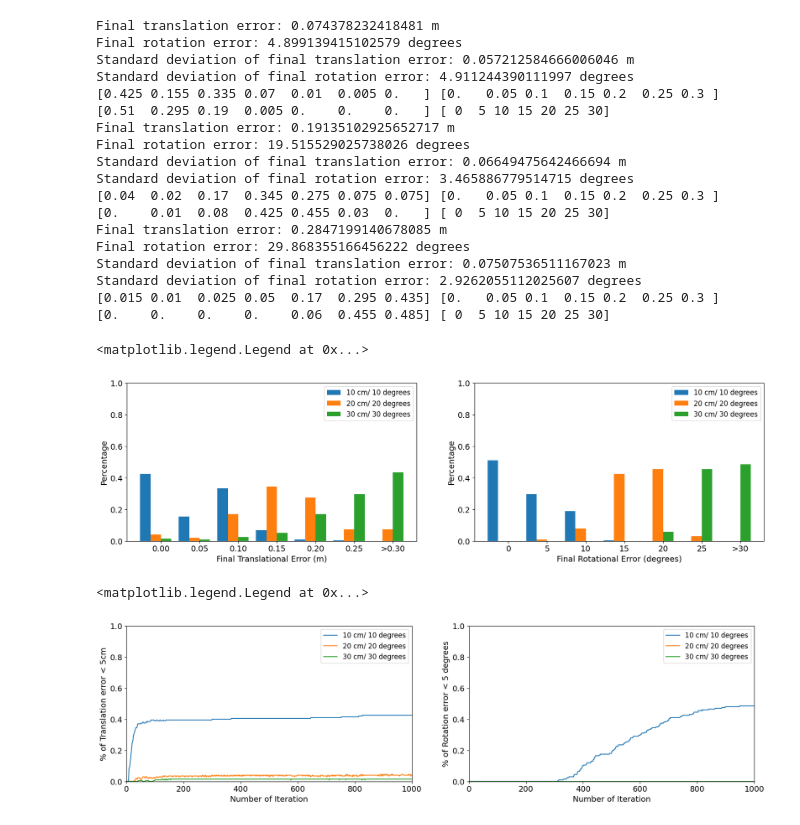
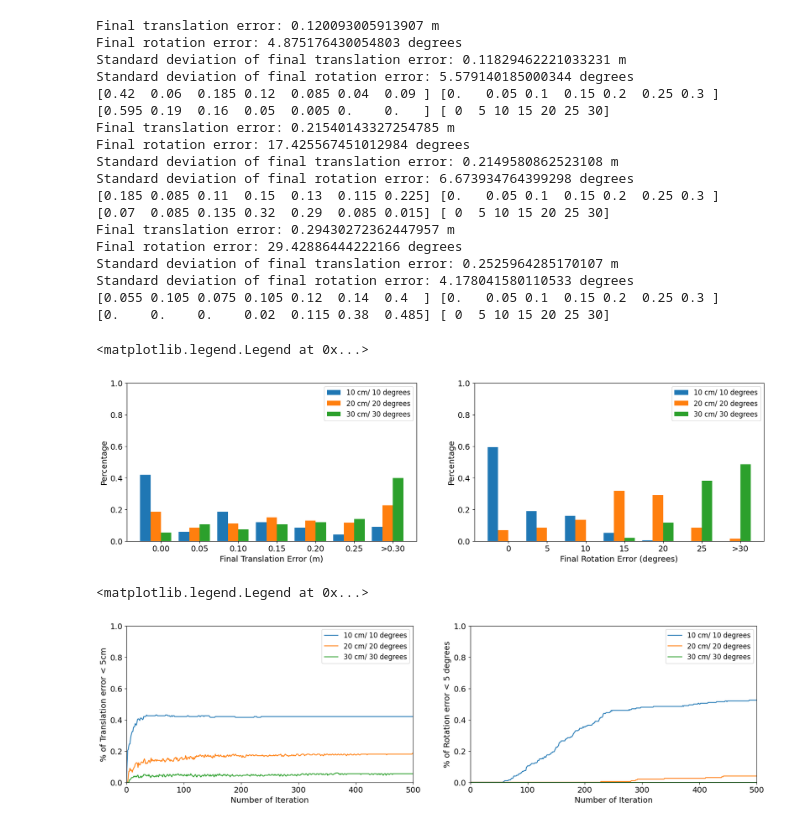
Before and after one commit to tauzn-clock/plane-nerf, a Jupyter notebook: utils/process_pose_data_2_default_loss.ipynb, the cells around one changed output. Saved outputs shown, nothing was run; the diff lists cells and outputs as text; code cells hidden in the pictures.

Commit message:
update visuals

```diff
--- a/utils/process_pose_data_2_default_loss.ipynb
+++ b/utils/process_pose_data_2_default_loss.ipynb
@@ -8,9 +8,9 @@ import matplotlib.pyplot as plt
 import math
 # %%
 ALL_CSV_PATH = [
-    "/workspace/plane-nerf/outputs/jackal_floor_training_data_1/plane-nerf-fast/2024-03-18_221148/eval_results_2024-03-18_225408.csv",
-    "/workspace/plane-nerf/outputs/jackal_floor_training_data_1/plane-nerf-fast/2024-03-18_221148/eval_results_2024-03-20_150641.csv",
-    "/workspace/plane-nerf/outputs/jackal_floor_training_data_1/plane-nerf-fast/2024-03-18_221148/eval_results_2024-03-20_104355.csv"
+    "/workspace/plane-nerf/outputs/jackal_floor_training_data_1/plane-nerf-fast/2024-03-18_221148/eval_results_2024-03-24_235942.csv",
+    "/workspace/plane-nerf/outputs/jackal_floor_training_data_1/plane-nerf-fast/2024-03-18_221148/eval_results_2024-03-25_085450.csv",
+    "/workspace/plane-nerf/outputs/jackal_floor_training_data_1/plane-nerf-fast/2024-03-18_221148/eval_results_2024-03-25_133217.csv"
 ]
 # %%
 all_translation = []
@@ -111,54 +111,54 @@ for translation, rotation in zip(all_translation, all_rotation):
 axs[0].legend(["10 cm/ 10 degrees", "20 cm/ 20 degrees", "30 cm/ 30 degrees"])
 axs[1].legend(["10 cm/ 10 degrees", "20 cm/ 20 degrees", "30 cm/ 30 degrees"])
 # %% [output]
-Final translation error: 0.074378232418481 m
-Final rotation error: 4.899139415102579 degrees
-Standard deviation of final translation error: 0.057212584666006046 m
-Standard deviation of final rotation error: 4.911244390111997 degrees
-[0.425 0.155 0.335 0.07  0.01  0.005 0.   ] [0.   0.05 0.1  0.15 0.2  0.25 0.3 ]
-[0.51  0.295 0.19  0.005 0.    0.    0.   ] [ 0  5 10 15 20 25 30]
-Final translation error: 0.19135102925652717 m
-Final rotation error: 19.515529025738026 degrees
-Standard deviation of final translation error: 0.06649475642466694 m
-Standard deviation of final rotation error: 3.465886779514715 degrees
-[0.04  0.02  0.17  0.345 0.275 0.075 0.075] [0.   0.05 0.1  0.15 0.2  0.25 0.3 ]
-[0.    0.01  0.08  0.425 0.455 0.03  0.   ] [ 0  5 10 15 20 25 30]
-Final translation error: 0.2847199140678085 m
-Final rotation error: 29.868355166456222 degrees
-Standard deviation of final translation error: 0.07507536511167023 m
-Standard deviation of final rotation error: 2.9262055112025607 degrees
-[0.015 0.01  0.025 0.05  0.17  0.295 0.435] [0.   0.05 0.1  0.15 0.2  0.25 0.3 ]
-[0.    0.    0.    0.    0.06  0.455 0.485] [ 0  5 10 15 20 25 30]
+Final translation error: 0.120093005913907 m
+Final rotation error: 4.875176430054803 degrees
+Standard deviation of final translation error: 0.11829462221033231 m
+Standard deviation of final rotation error: 5.579140185000344 degrees
+[0.42  0.06  0.185 0.12  0.085 0.04  0.09 ] [0.   0.05 0.1  0.15 0.2  0.25 0.3 ]
+[0.595 0.19  0.16  0.05  0.005 0.    0.   ] [ 0  5 10 15 20 25 30]
+Final translation error: 0.21540143327254785 m
+Final rotation error: 17.425567451012984 degrees
+Standard deviation of final translation error: 0.2149580862523108 m
+Standard deviation of final rotation error: 6.673934764399298 degrees
+[0.185 0.085 0.11  0.15  0.13  0.115 0.225] [0.   0.05 0.1  0.15 0.2  0.25 0.3 ]
+[0.07  0.085 0.135 0.32  0.29  0.085 0.015] [ 0  5 10 15 20 25 30]
+Final translation error: 0.29430272362447957 m
+Final rotation error: 29.42886444222166 degrees
+Standard deviation of final translation error: 0.2525964285170107 m
+Standard deviation of final rotation error: 4.178041580110533 degrees
+[0.055 0.105 0.075 0.105 0.12  0.14  0.4  ] [0.   0.05 0.1  0.15 0.2  0.25 0.3 ]
+[0.    0.    0.    0.02  0.115 0.38  0.485] [ 0  5 10 15 20 25 30]
 <matplotlib.legend.Legend at 0x...>
-[figure, old version]
+[figure, new version]
 # %%
 #Plot 3 graphs for PSNR, SSIM, LPIPS side by side
 fig, axs = plt.subplots(1, 2, figsize=(20, 5))
 
 #Increase font size
 plt.rcParams.update({'font.size': 12})
 
 #Increase font size of axis
 for ax in axs:
     for item in ([ax.title, ax.xaxis.label, ax.yaxis.label] +
                  ax.get_xticklabels() + ax.get_yticklabels()):
         item.set_fontsize(14)
 
 for translation, rotation in zip(all_translation, all_rotation):
     #Draw ratio that falls below 5 cm 5 degrees against iteration
     axs[0].plot((translation < 0.05).mean(axis=0))
     axs[0].set_ylabel("% of Translation error < 5cm")
     axs[0].set_xlabel("Number of Iteration")
     axs[0].set_ylim(0, 1)
-    axs[0].set_xlim(0,1000)
+    axs[0].set_xlim(0,500)
 
     axs[1].plot(((rotation < 0.05).mean(axis=0)))
     axs[1].set_ylabel("% of Rotation error < 5 degrees")
     axs[1].set_xlabel("Number of Iteration")
     axs[1].set_ylim(0, 1)
-    axs[1].set_xlim(0,1000)
+    axs[1].set_xlim(0,500)
 axs[0].legend(["10 cm/ 10 degrees", "20 cm/ 20 degrees", "30 cm/ 30 degrees"])
 axs[1].legend(["10 cm/ 10 degrees", "20 cm/ 20 degrees", "30 cm/ 30 degrees"])
 # %% [output]
 <matplotlib.legend.Legend at 0x...>
-[figure, old version]
+[figure, new version]
```
